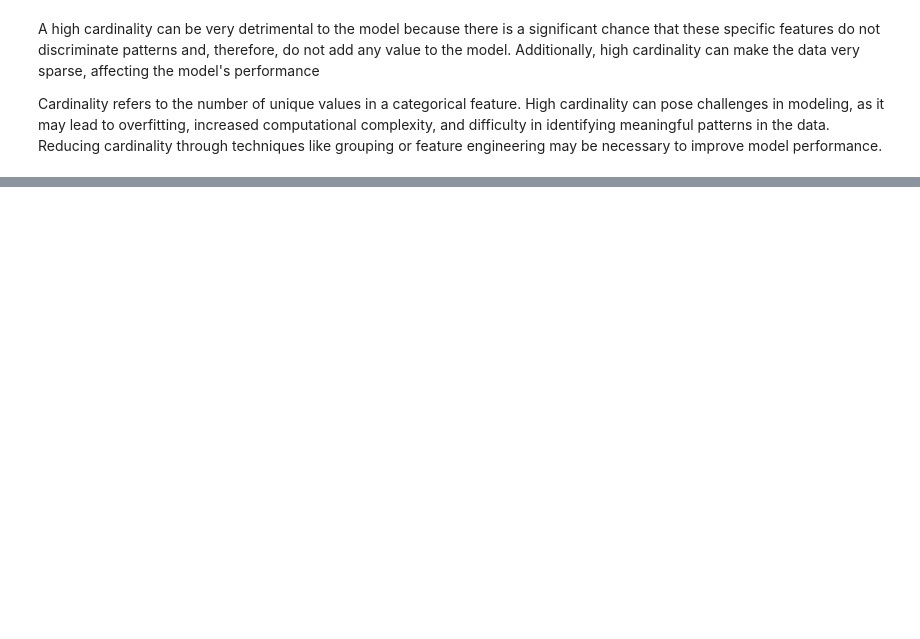
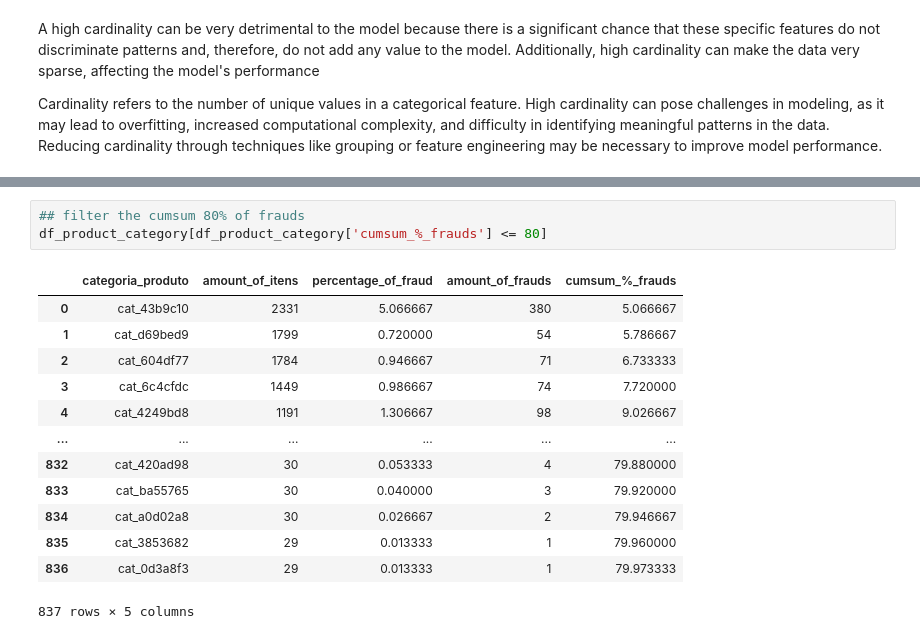
Before and after one commit to lucasvoltera/fraud-detection, a Jupyter notebook: main.ipynb, the cells around one changed output, grey strips where cells are left out. Saved outputs shown, nothing was run; the diff lists cells and outputs as text; blank space fills up the shorter version.

```diff
--- a/main.ipynb
+++ b/main.ipynb
@@ -318,0 +480,17 @@ Cardinality refers to the number of unique values in a categorical feature. High
+# %%
+## filter the cumsum 80% of frauds
+df_product_category[df_product_category['cumsum_%_frauds'] <= 80]
+# %% [output]
+|  | categoria_produto | amount_of_itens | percentage_of_fraud | amount_of_frauds | cumsum_%_frauds |
+| 0 | cat_43b9c10 | 2331 | 5.066667 | 380 | 5.066667 |
+| 1 | cat_d69bed9 | 1799 | 0.720000 | 54 | 5.786667 |
+| 2 | cat_604df77 | 1784 | 0.946667 | 71 | 6.733333 |
+| 3 | cat_6c4cfdc | 1449 | 0.986667 | 74 | 7.720000 |
+| 4 | cat_4249bd8 | 1191 | 1.306667 | 98 | 9.026667 |
+| ... | ... | ... | ... | ... | ... |
+| 832 | cat_420ad98 | 30 | 0.053333 | 4 | 79.880000 |
+| 833 | cat_ba55765 | 30 | 0.040000 | 3 | 79.920000 |
+| 834 | cat_a0d02a8 | 30 | 0.026667 | 2 | 79.946667 |
+| 835 | cat_3853682 | 29 | 0.013333 | 1 | 79.960000 |
+| 836 | cat_0d3a8f3 | 29 | 0.013333 | 1 | 79.973333 |
+837 rows × 5 columns
```
Also changed, not shown: parts of 23 cells of this notebook, 2 other files.
